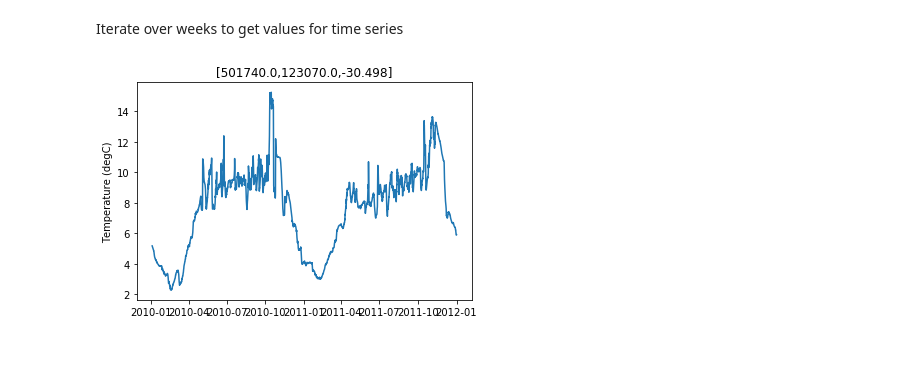
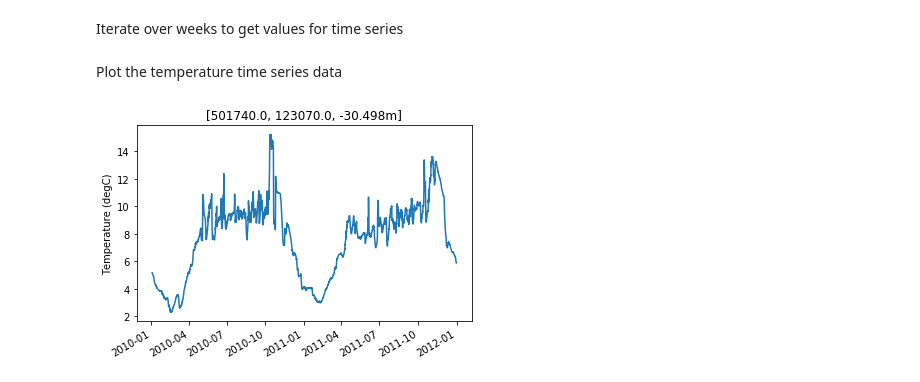
Before and after one commit to JamesRunnalls/meteolakes-transects, a Jupyter notebook: Meteolakes Transect.ipynb, the cells around one changed output. Saved outputs shown, nothing was run; the diff lists cells and outputs as text; code cells hidden in the pictures; blank space fills up the shorter version.

```diff
--- a/Meteolakes Transect.ipynb
+++ b/Meteolakes Transect.ipynb
@@ -260,10 +235,14 @@ for yr in range(start_year, end_year+1):
             for i in range(tm["Timesteps"]):
                 time_arr.append(origin_time + timedelta(minutes=interval*i))
                 var_arr.append(data[0:tm["GridWidth"],tm["GridHeight"]*(i+3):tm["GridHeight"]*(i+4)][idx, idz])
+# %% [markdown]
+Plot the temperature time series data
 # %%
-plt.plot(time_arr,var_arr)
-plt.title("["+str(x_a)+","+str(y_a)+","+str(z_a)+"]")
+fig, ax = plt.subplots()
+ax.plot(time_arr,var_arr)
+fig.autofmt_xdate()
+plt.title("["+str(x_a)+", "+str(y_a)+", "+str(z_a)+"m]")
 plt.ylabel("Temperature (degC)")
 plt.show()
 # %% [output]
-[figure, old version]
+[figure, new version]
```
Also changed, not shown: parts of 4 cells of this notebook, 1 other file.
